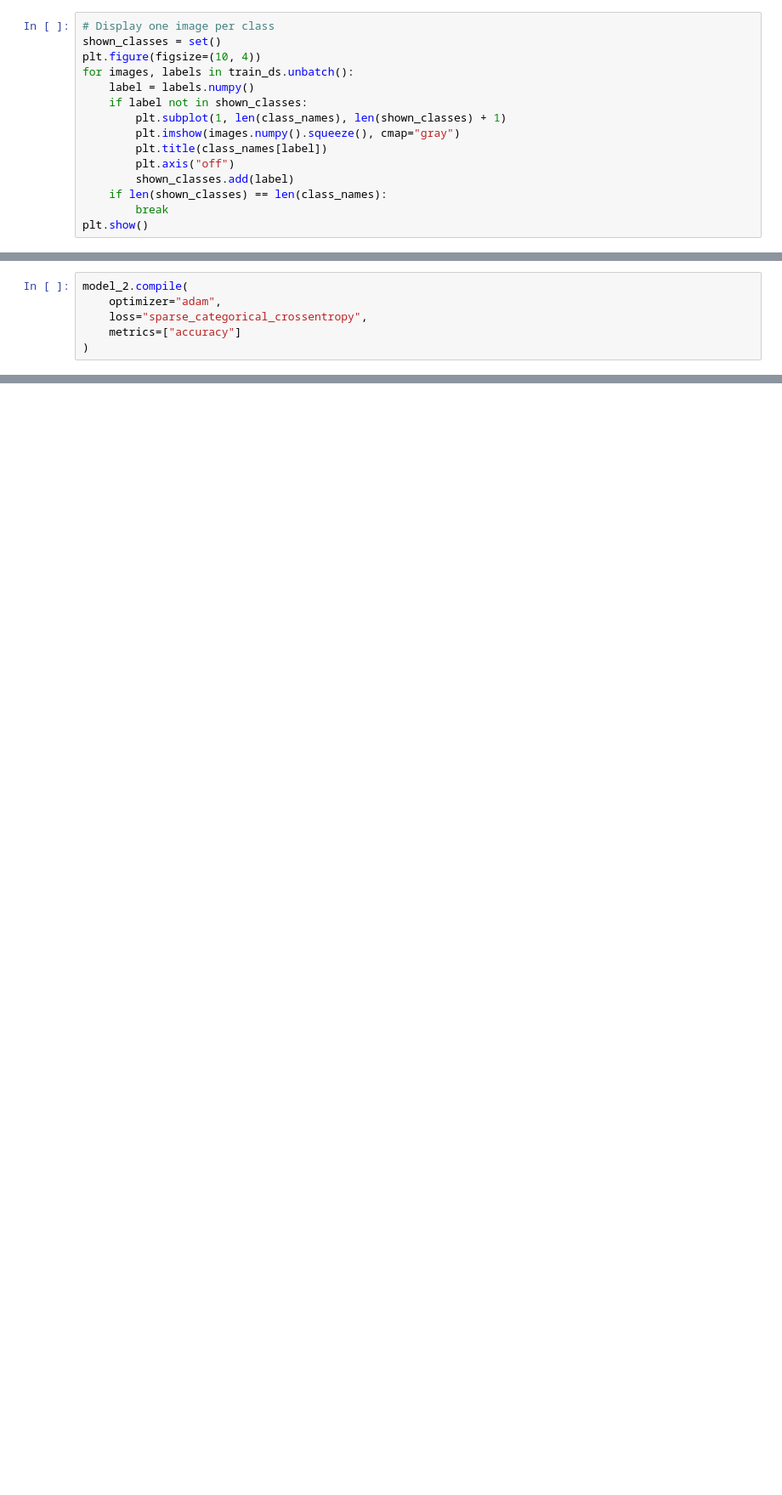
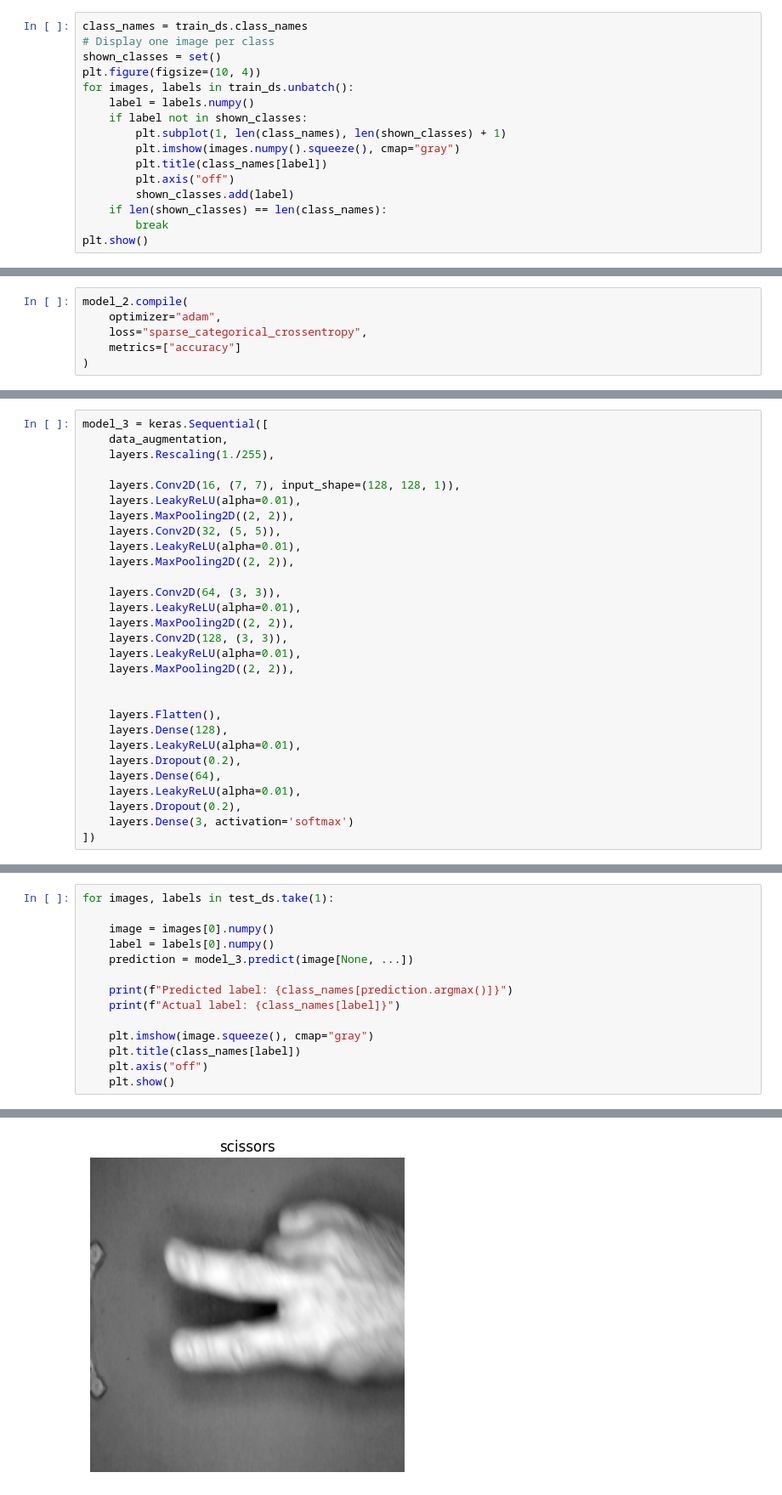
Before and after one commit to WildSheepChaser/StatML, a Jupyter notebook: main.ipynb, the cells around one changed output, grey strips where cells are left out. Shown at 85% size. Cells and saved outputs as stored; diff of their text form; blank space fills up the shorter version.

Commit message:
Added leaky reLU and  improved model preformance

```diff
--- a/main.ipynb
+++ b/main.ipynb
@@ -42,6 +42,7 @@ Using 1532 files for training.
 Found 2188 files belonging to 3 classes.
 Using 656 files for validation.
 # %%
+class_names = train_ds.class_names
 # Display one image per class
 shown_classes = set()
 plt.figure(figsize=(10, 4))
@@ -251,4 +252,33 @@ model_3 = keras.Sequential([
 ])
+# %%
+model_3 = keras.Sequential([
+    data_augmentation,
+    layers.Rescaling(1./255),
+
+    layers.Conv2D(16, (7, 7), input_shape=(128, 128, 1)),
+    layers.LeakyReLU(alpha=0.01),
+    layers.MaxPooling2D((2, 2)),
+    layers.Conv2D(32, (5, 5)),
+    layers.LeakyReLU(alpha=0.01),
+    layers.MaxPooling2D((2, 2)),
+
+    layers.Conv2D(64, (3, 3)),
+    layers.LeakyReLU(alpha=0.01),
+    layers.MaxPooling2D((2, 2)),
+    layers.Conv2D(128, (3, 3)),
+    layers.LeakyReLU(alpha=0.01),
+    layers.MaxPooling2D((2, 2)),
+
+
+    layers.Flatten(),
+    layers.Dense(128),
+    layers.LeakyReLU(alpha=0.01),
+    layers.Dropout(0.2),
+    layers.Dense(64),
+    layers.LeakyReLU(alpha=0.01),
+    layers.Dropout(0.2),
+    layers.Dense(3, activation='softmax')
+])
 # %%
 model_3.summary()
 # %% [output]
@@ -304 +334,16 @@ Epoch 10/10
 <keras.src.callbacks.history.History at 0x...>
+# %%
+for images, labels in test_ds.take(1):
+
+    image = images[0].numpy()
+    label = labels[0].numpy()
+    prediction = model_3.predict(image[None, ...])
+
+    print(f"Predicted label: {class_names[prediction.argmax()]}")
+    print(f"Actual label: {class_names[label]}")
+
+    plt.imshow(image.squeeze(), cmap="gray")
+    plt.title(class_names[label])
+    plt.axis("off")
+    plt.show()
+# %% [output]
@@ -304,0 +353 @@ Epoch 10/10
+[figure, added]
```
Also changed, not shown: parts of 15 cells of this notebook.
